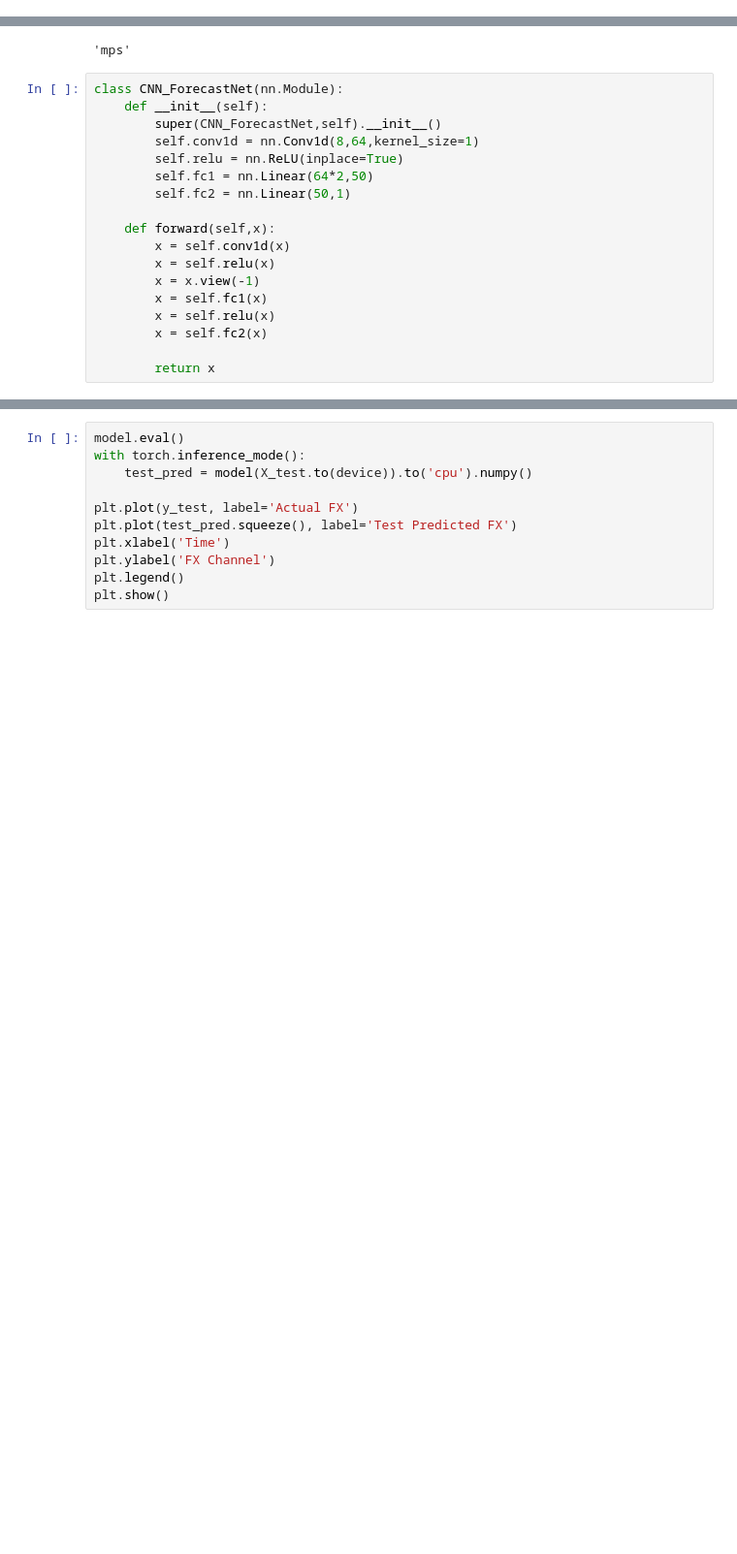
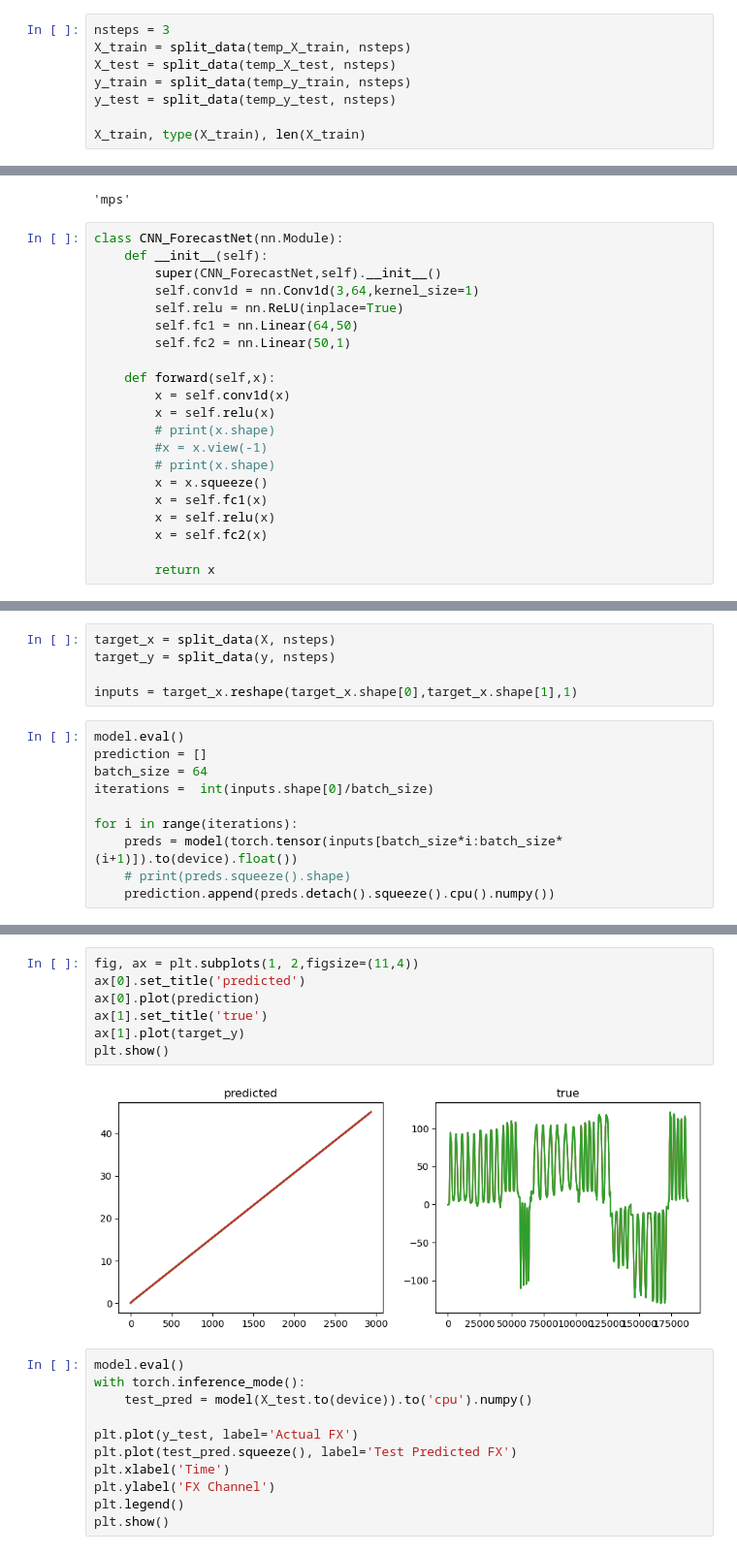
Before and after one commit to johnymeng/imed, a Jupyter notebook: Time Series Prediction/cnn test.ipynb, the cells around one changed output, grey strips where cells are left out. Shown: that part at 97% size. Cells and saved outputs as stored; diff of their text form; blank space fills up the shorter version.

```diff
--- a/Time Series Prediction/cnn test.ipynb
+++ b/Time Series Prediction/cnn test.ipynb
@@ -193,0 +228,8 @@ X_train.shape
+# %%
+nsteps = 3
+X_train = split_data(temp_X_train, nsteps)
+X_test = split_data(temp_X_test, nsteps)
+y_train = split_data(temp_y_train, nsteps)
+y_test = split_data(temp_y_test, nsteps)
+
+X_train, type(X_train), len(X_train)
@@ -304,15 +358,18 @@ device
 class CNN_ForecastNet(nn.Module):
     def __init__(self):
         super(CNN_ForecastNet,self).__init__()
-        self.conv1d = nn.Conv1d(8,64,kernel_size=1)
+        self.conv1d = nn.Conv1d(3,64,kernel_size=1)
         self.relu = nn.ReLU(inplace=True)
-        self.fc1 = nn.Linear(64*2,50)
+        self.fc1 = nn.Linear(64,50)
         self.fc2 = nn.Linear(50,1)
 
     def forward(self,x):
         x = self.conv1d(x)
         x = self.relu(x)
-        x = x.view(-1)
+        # print(x.shape)
+        #x = x.view(-1)
+        # print(x.shape)
+        x = x.squeeze()
         x = self.fc1(x)
         x = self.relu(x)
         x = self.fc2(x)
@@ -399,0 +462,15 @@ plt.show()
+# %%
+target_x = split_data(X, nsteps)
+target_y = split_data(y, nsteps)
+
+inputs = target_x.reshape(target_x.shape[0],target_x.shape[1],1)
+# %%
+model.eval()
+prediction = []
+batch_size = 64
+iterations =  int(inputs.shape[0]/batch_size)
+
+for i in range(iterations):
+    preds = model(torch.tensor(inputs[batch_size*i:batch_size*(i+1)]).to(device).float())
+    # print(preds.squeeze().shape)
+    prediction.append(preds.detach().squeeze().cpu().numpy())
@@ -400,3 +481,12 @@ plt.show()
+# %%
+fig, ax = plt.subplots(1, 2,figsize=(11,4))
+ax[0].set_title('predicted')
+ax[0].plot(prediction)
+ax[1].set_title('true')
+ax[1].plot(target_y)
+plt.show()
+# %% [output]
+[figure, added]
 # %%
 model.eval()
 with torch.inference_mode():
```
Also changed, not shown: parts of 19 cells of this notebook.
